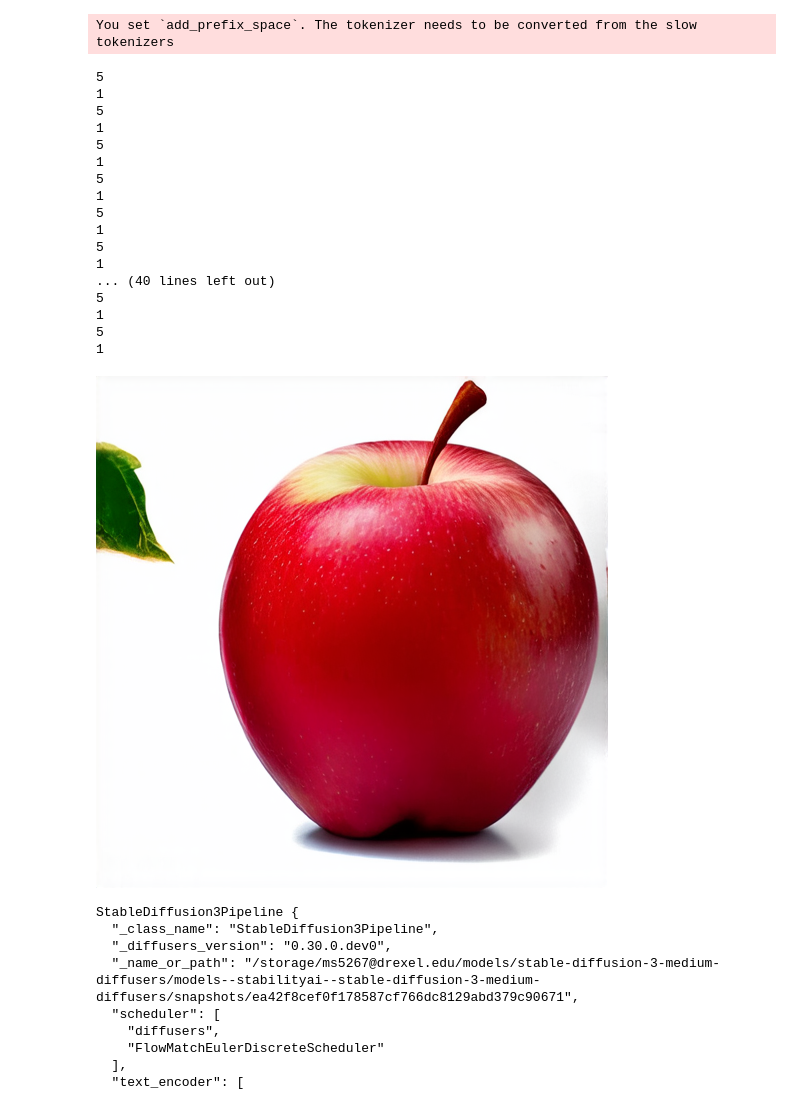
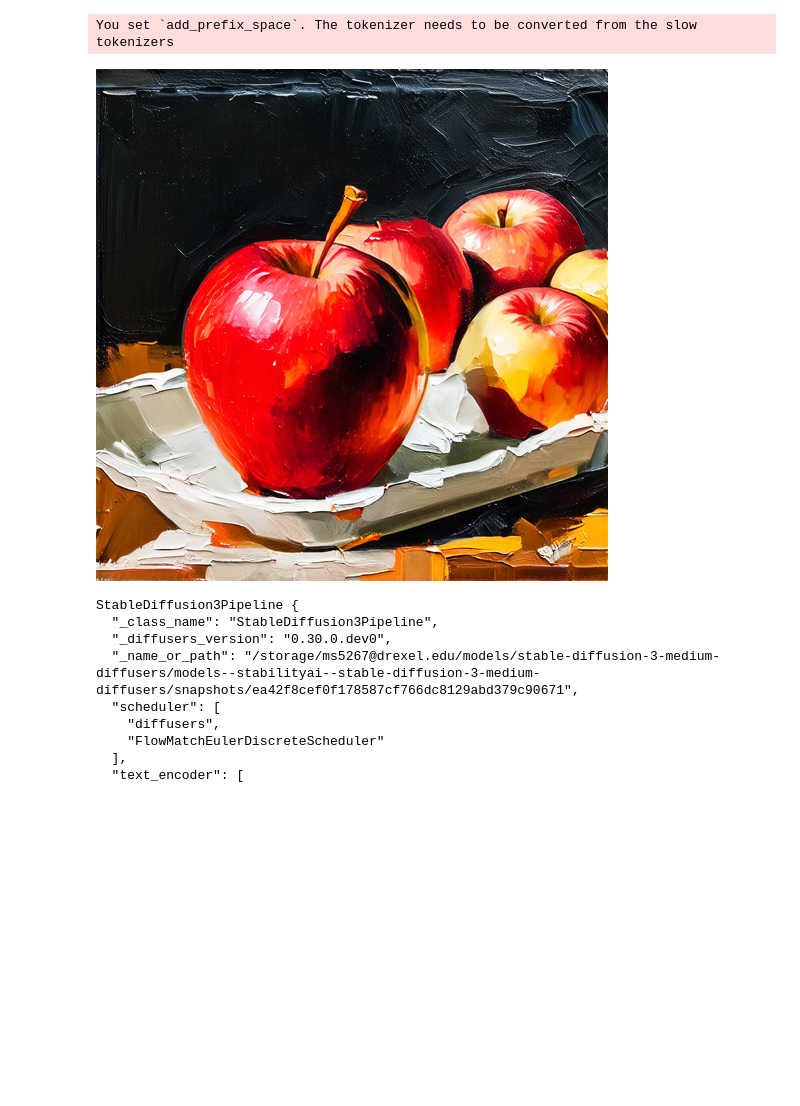
Before and after one commit to ManilShrestha/smpc, a Jupyter notebook: notebook/sd3_split_pipeline_socket_v2.ipynb, the cells around one changed output. Saved outputs shown, nothing was run; the diff lists cells and outputs as text; code cells hidden in the pictures; blank space fills up the shorter version.

```diff
--- a/notebook/sd3_split_pipeline_socket_v2.ipynb
+++ b/notebook/sd3_split_pipeline_socket_v2.ipynb
@@ -53,37 +52,20 @@ split_pipe = StableDiffusion3PipelineSplitClientSocket(
         text_encoder_3=pipe.text_encoder_3,
         tokenizer_3= pipe.tokenizer_3,)
 # %%
-split_pipe = split_pipe.to("cuda")
+split_pipe = split_pipe.to("cuda:4")
 # %%
 image = split_pipe(
     # "High quality portrait suited to put in LinkedIn of a anthromorphic bunny",
-	"A red apple",
+	"An oil painting of red apple in a fruit tray",
     negative_prompt="",
     num_inference_steps=28,
     guidance_scale=7.0,
     height = 512,
     width = 512
 ).images[0]
 image
 # %% [output]
-5
-1
-5
-1
-5
-1
-5
-1
-5
-1
-5
-1
-... (40 lines left out)
-5
-1
-5
-1
-[figure, old version]
+[figure, new version]
 # %%
 pipe
 # %% [output]
```
Also changed, not shown: parts of 1 cell of this notebook.
